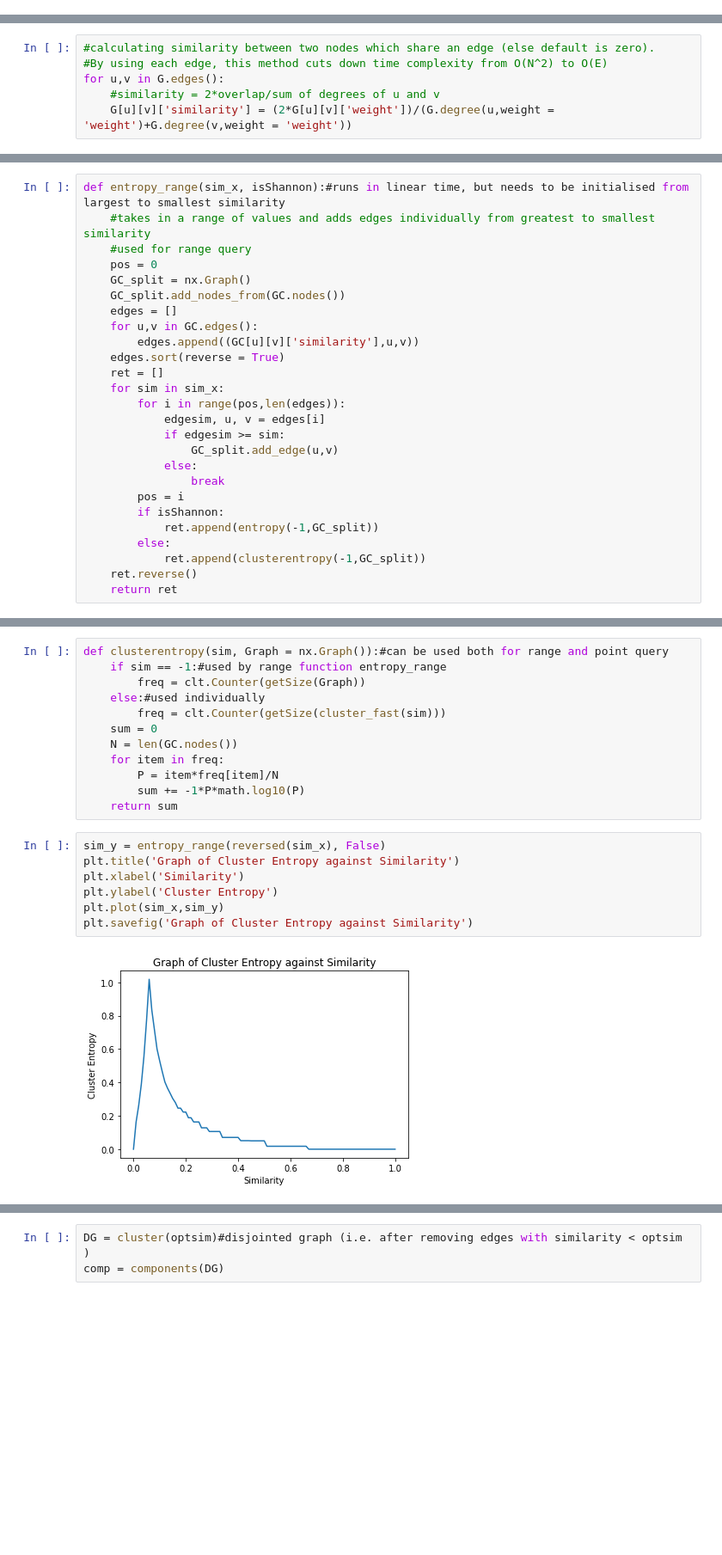
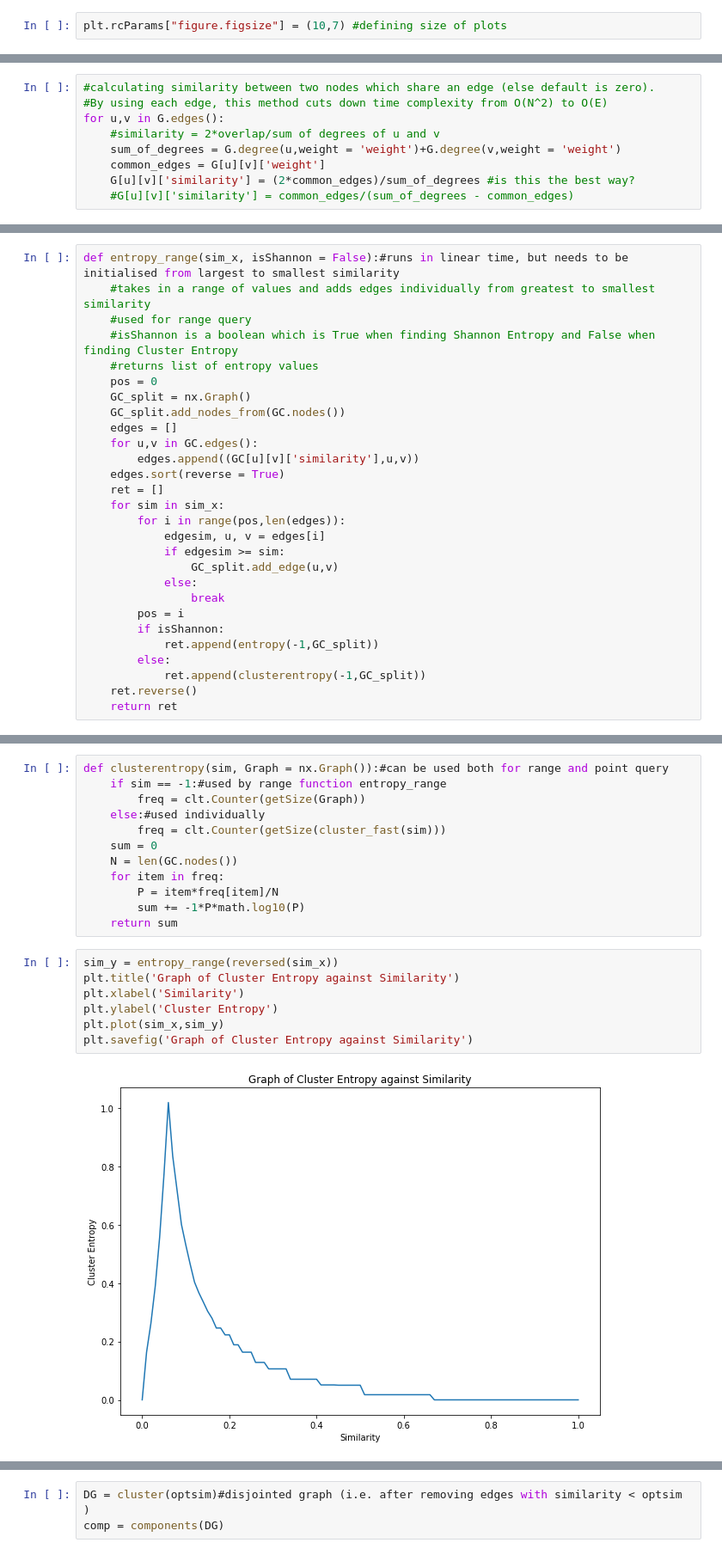
Before and after one commit to jzh001/Social-Network-Structure-in-Common-Interest-Communities, a Jupyter notebook: notebook.ipynb, the cells around one changed output, grey strips where cells are left out. Shown at 86% size. Cells and saved outputs as stored; diff of their text form; blank space fills up the shorter version.

```diff
--- a/notebook.ipynb
+++ b/notebook.ipynb
@@ -5,6 +5,8 @@ import networkx as nx
 import numpy as np
 import math
 import collections as clt
+# %%
+plt.rcParams["figure.figsize"] = (10,7) #defining size of plots
 # %%
 df = pd.read_csv('all_reviews.csv')
 # %%
@@ -133,7 +135,10 @@ Number of Releases Used = 32268
 #By using each edge, this method cuts down time complexity from O(N^2) to O(E)
 for u,v in G.edges():
     #similarity = 2*overlap/sum of degrees of u and v
-    G[u][v]['similarity'] = (2*G[u][v]['weight'])/(G.degree(u,weight = 'weight')+G.degree(v,weight = 'weight'))
+    sum_of_degrees = G.degree(u,weight = 'weight')+G.degree(v,weight = 'weight')
+    common_edges = G[u][v]['weight']
+    G[u][v]['similarity'] = (2*common_edges)/sum_of_degrees #is this the best way?
+    #G[u][v]['similarity'] = common_edges/(sum_of_degrees - common_edges)
 # %%
 #Assigning weights based on frequency
 weights = [G[u][v]['weight'] for u,v in G.edges()]
@@ -317,9 +322,11 @@ def entropy(sim, Graph = nx.Graph()):#can be used both for range and point query
         sum += -1*P*math.log10(P)
     return sum
 # %%
-def entropy_range(sim_x, isShannon):#runs in linear time, but needs to be initialised from largest to smallest similarity
+def entropy_range(sim_x, isShannon = False):#runs in linear time, but needs to be initialised from largest to smallest similarity
     #takes in a range of values and adds edges individually from greatest to smallest similarity
     #used for range query
+    #isShannon is a boolean which is True when finding Shannon Entropy and False when finding Cluster Entropy
+    #returns list of entropy values
     pos = 0
     GC_split = nx.Graph()
     GC_split.add_nodes_from(GC.nodes())
@@ -367,11 +374,11 @@ def clusterentropy(sim, Graph = nx.Graph()):#can be used both for range and poin
         sum += -1*P*math.log10(P)
     return sum
 # %%
-sim_y = entropy_range(reversed(sim_x), False)
+sim_y = entropy_range(reversed(sim_x))
 plt.title('Graph of Cluster Entropy against Similarity')
 plt.xlabel('Similarity')
 plt.ylabel('Cluster Entropy')
 plt.plot(sim_x,sim_y)
 plt.savefig('Graph of Cluster Entropy against Similarity')
 # %% [output]
-[figure, old version]
+[figure, new version]
```
Also changed, not shown: parts of 24 cells of this notebook.
